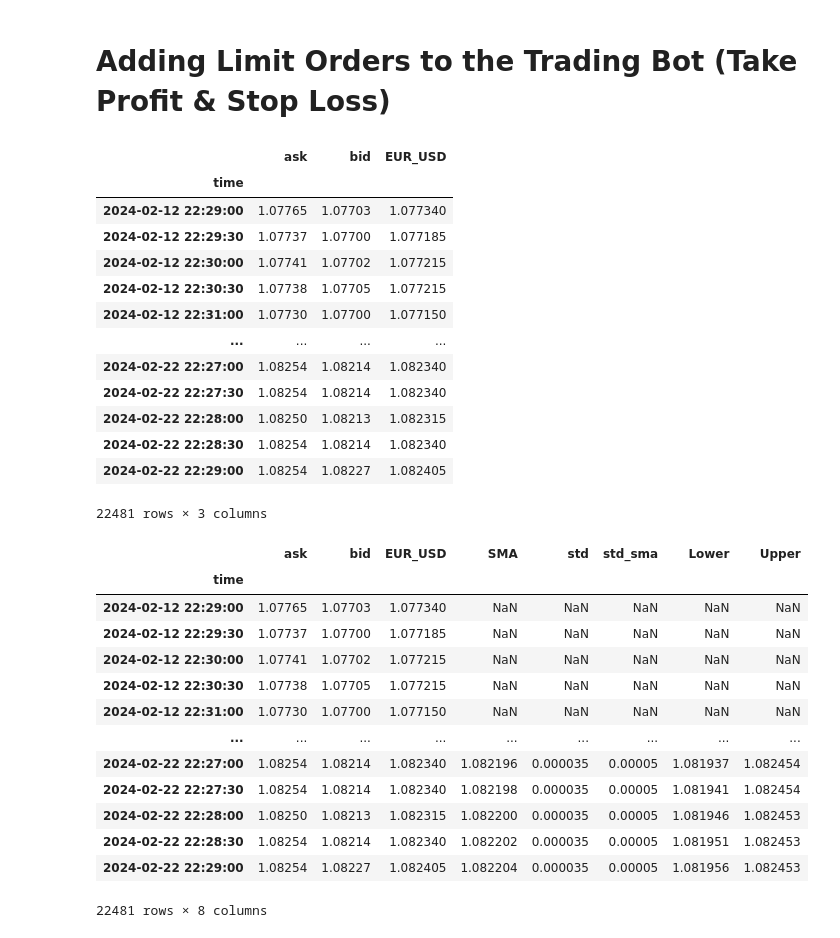
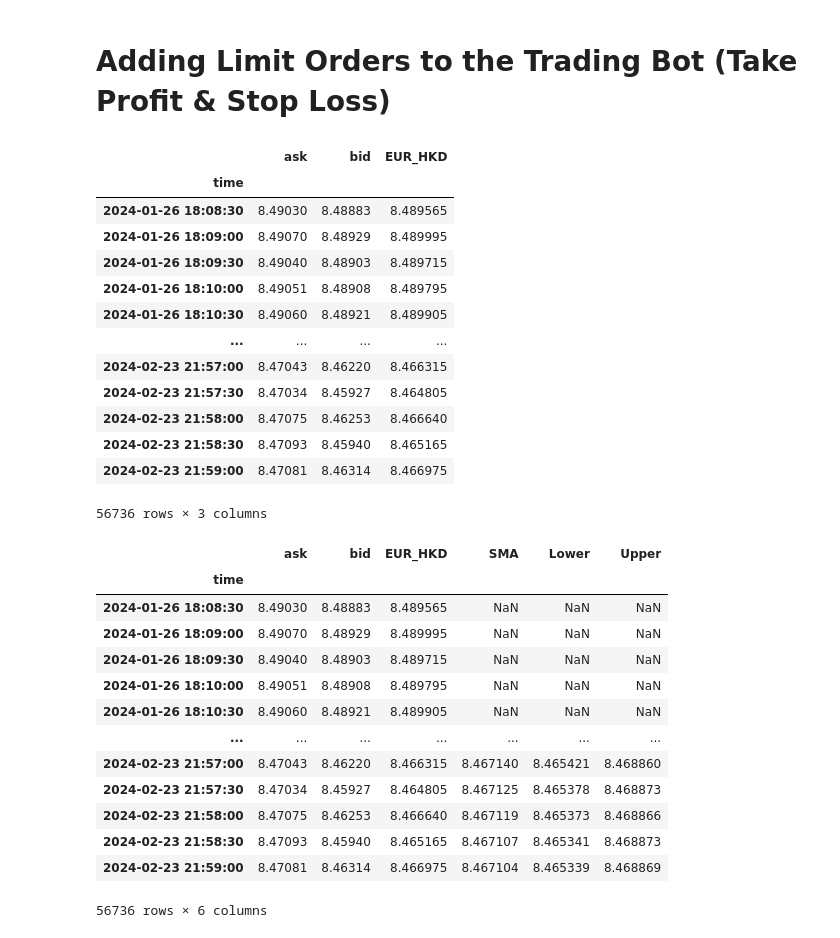
Before and after one commit to dshilman/algo-trading, a Jupyter notebook: code/explore/03 - Strateg.ipynb, the cells around one changed output. Drawn from its saved outputs; the diff is of its cells as text; code cells hidden in the pictures.

```diff
--- a/code/explore/03 - Strateg.ipynb
+++ b/code/explore/03 - Strateg.ipynb
@@ -16,7 +16,7 @@ from datetime import datetime
 import matplotlib.pyplot as plt
 from trading import MyTT
 # %%
-instrument = "EUR_USD"
+instrument = "EUR_HKD"
 bar_length = timedelta(minutes = 1)
 SMA = 200
 dev = 2
@@ -41,48 +41,46 @@ dev = 2
 # raw_df = pd.read_pickle(f"../../data/backtest_{instrument}.pcl")
 # %%
 api = OANDA_API("../../config/oanda.cfg")
-raw_df = api.get_history_with_all_prices(instrument, 10)
+raw_df = api.get_history_with_all_prices(instrument, 30)
 # %%
 raw_df
 # %% [output]
-|  | ask | bid | EUR_USD |
+|  | ask | bid | EUR_HKD |
 | time |  |  |  |
-| 2024-02-12 22:29:00 | 1.07765 | 1.07703 | 1.077340 |
-| 2024-02-12 22:29:30 | 1.07737 | 1.07700 | 1.077185 |
-| 2024-02-12 22:30:00 | 1.07741 | 1.07702 | 1.077215 |
-| 2024-02-12 22:30:30 | 1.07738 | 1.07705 | 1.077215 |
-| 2024-02-12 22:31:00 | 1.07730 | 1.07700 | 1.077150 |
+| 2024-01-26 18:08:30 | 8.49030 | 8.48883 | 8.489565 |
+| 2024-01-26 18:09:00 | 8.49070 | 8.48929 | 8.489995 |
+| 2024-01-26 18:09:30 | 8.49040 | 8.48903 | 8.489715 |
+| 2024-01-26 18:10:00 | 8.49051 | 8.48908 | 8.489795 |
+| 2024-01-26 18:10:30 | 8.49060 | 8.48921 | 8.489905 |
 | ... | ... | ... | ... |
-| 2024-02-22 22:27:00 | 1.08254 | 1.08214 | 1.082340 |
-| 2024-02-22 22:27:30 | 1.08254 | 1.08214 | 1.082340 |
-| 2024-02-22 22:28:00 | 1.08250 | 1.08213 | 1.082315 |
-| 2024-02-22 22:28:30 | 1.08254 | 1.08214 | 1.082340 |
-| 2024-02-22 22:29:00 | 1.08254 | 1.08227 | 1.082405 |
+| 2024-02-23 21:57:00 | 8.47043 | 8.46220 | 8.466315 |
+| 2024-02-23 21:57:30 | 8.47034 | 8.45927 | 8.464805 |
+| 2024-02-23 21:58:00 | 8.47075 | 8.46253 | 8.466640 |
+| 2024-02-23 21:58:30 | 8.47093 | 8.45940 | 8.465165 |
+| 2024-02-23 21:59:00 | 8.47081 | 8.46314 | 8.466975 |
-22481 rows × 3 columns
+56736 rows × 3 columns
 # %%
 df = raw_df.copy()
 
 df["SMA"] = df[instrument].rolling(SMA).mean()
 std = df[instrument].rolling(SMA).std() * dev
-df["std"] = df[instrument].rolling(60).std()
-df["std_sma"] = df["std"].rolling(60).mean()
 
 df["Lower"] = df["SMA"] - std
 df["Upper"] = df["SMA"] + std
 
 df
 # %% [output]
-|  | ask | bid | EUR_USD | SMA | std | std_sma | Lower | Upper |
-| time |  |  |  |  |  |  |  |  |
-| 2024-02-12 22:29:00 | 1.07765 | 1.07703 | 1.077340 | NaN | NaN | NaN | NaN | NaN |
-| 2024-02-12 22:29:30 | 1.07737 | 1.07700 | 1.077185 | NaN | NaN | NaN | NaN | NaN |
-| 2024-02-12 22:30:00 | 1.07741 | 1.07702 | 1.077215 | NaN | NaN | NaN | NaN | NaN |
-| 2024-02-12 22:30:30 | 1.07738 | 1.07705 | 1.077215 | NaN | NaN | NaN | NaN | NaN |
-| 2024-02-12 22:31:00 | 1.07730 | 1.07700 | 1.077150 | NaN | NaN | NaN | NaN | NaN |
-| ... | ... | ... | ... | ... | ... | ... | ... | ... |
-| 2024-02-22 22:27:00 | 1.08254 | 1.08214 | 1.082340 | 1.082196 | 0.000035 | 0.00005 | 1.081937 | 1.082454 |
-| 2024-02-22 22:27:30 | 1.08254 | 1.08214 | 1.082340 | 1.082198 | 0.000035 | 0.00005 | 1.081941 | 1.082454 |
-| 2024-02-22 22:28:00 | 1.08250 | 1.08213 | 1.082315 | 1.082200 | 0.000035 | 0.00005 | 1.081946 | 1.082453 |
-| 2024-02-22 22:28:30 | 1.08254 | 1.08214 | 1.082340 | 1.082202 | 0.000035 | 0.00005 | 1.081951 | 1.082453 |
-| 2024-02-22 22:29:00 | 1.08254 | 1.08227 | 1.082405 | 1.082204 | 0.000035 | 0.00005 | 1.081956 | 1.082453 |
+|  | ask | bid | EUR_HKD | SMA | Lower | Upper |
+| time |  |  |  |  |  |  |
+| 2024-01-26 18:08:30 | 8.49030 | 8.48883 | 8.489565 | NaN | NaN | NaN |
+| 2024-01-26 18:09:00 | 8.49070 | 8.48929 | 8.489995 | NaN | NaN | NaN |
+| 2024-01-26 18:09:30 | 8.49040 | 8.48903 | 8.489715 | NaN | NaN | NaN |
+| 2024-01-26 18:10:00 | 8.49051 | 8.48908 | 8.489795 | NaN | NaN | NaN |
+| 2024-01-26 18:10:30 | 8.49060 | 8.48921 | 8.489905 | NaN | NaN | NaN |
+| ... | ... | ... | ... | ... | ... | ... |
+| 2024-02-23 21:57:00 | 8.47043 | 8.46220 | 8.466315 | 8.467140 | 8.465421 | 8.468860 |
+| 2024-02-23 21:57:30 | 8.47034 | 8.45927 | 8.464805 | 8.467125 | 8.465378 | 8.468873 |
+| 2024-02-23 21:58:00 | 8.47075 | 8.46253 | 8.466640 | 8.467119 | 8.465373 | 8.468866 |
+| 2024-02-23 21:58:30 | 8.47093 | 8.45940 | 8.465165 | 8.467107 | 8.465341 | 8.468873 |
+| 2024-02-23 21:59:00 | 8.47081 | 8.46314 | 8.466975 | 8.467104 | 8.465339 | 8.468869 |
-22481 rows × 8 columns
+56736 rows × 6 columns
```
Also changed, not shown: parts of 7 cells of this notebook, 10 other files.
